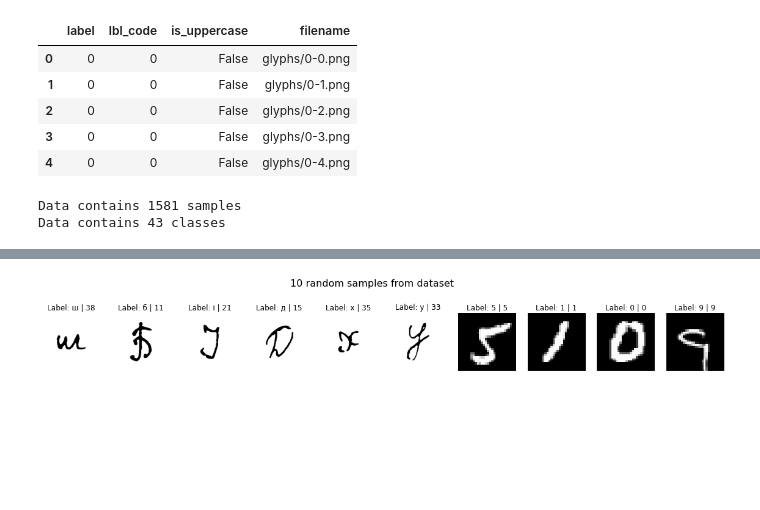
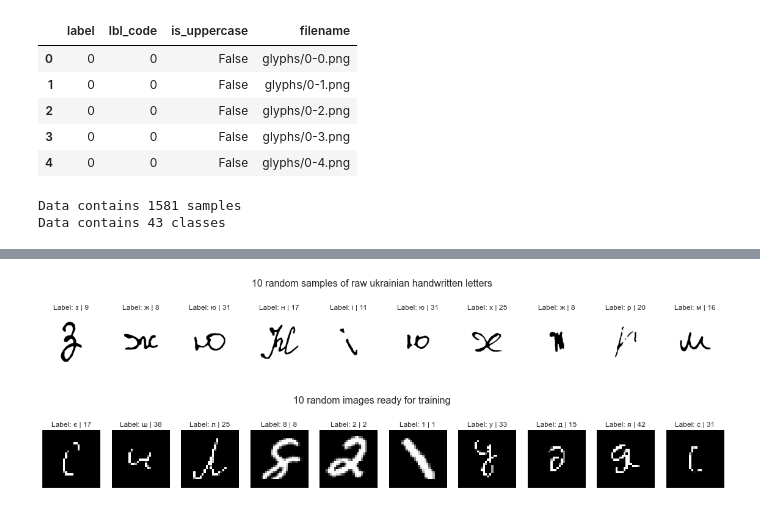
Before and after one commit to nazavr322/ukr-handwriting-classification, a Jupyter notebook: notebooks/eda_and_viz.ipynb, the cells around one changed output, grey strips where cells are left out. Saved outputs shown, nothing was run; the diff lists cells and outputs as text; code cells hidden in the pictures; blank space fills up the shorter version.

```diff
--- a/notebooks/eda_and_viz.ipynb
+++ b/notebooks/eda_and_viz.ipynb
@@ -64,7 +70,11 @@ def visualize_samples(dataset, indices=None, title=None, count=10):
         plt.imshow(img)
         plt.grid(False)
         plt.axis('off')
+# %%
+visualize_samples(orig_dataset, title='10 random samples of raw ukrainian handwritten letters')
+# %% [output]
+[figure, added]
 # %%
-visualize_samples(orig_dataset);
+visualize_samples(train_dataset, title='10 random images ready for training');
 # %% [output]
-[figure, old version]
+[figure, new version]
```
Also changed, not shown: parts of 5 cells of this notebook.
